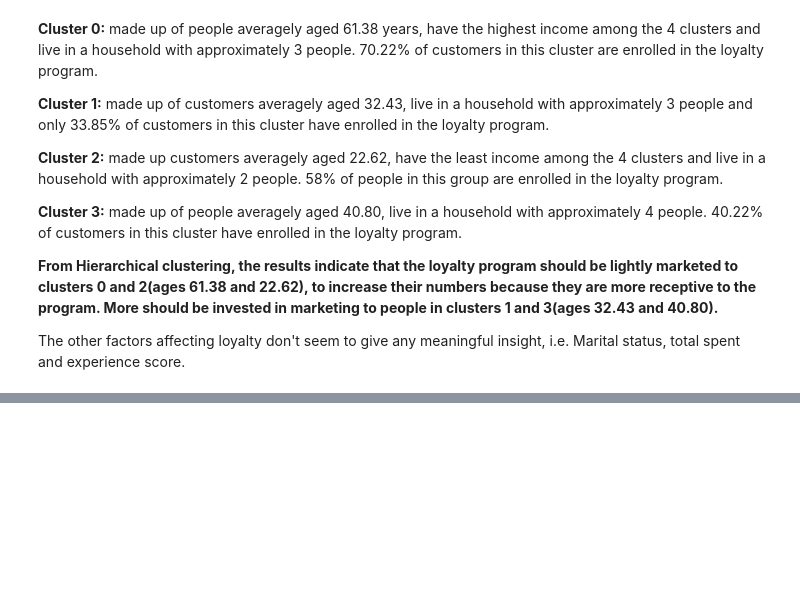
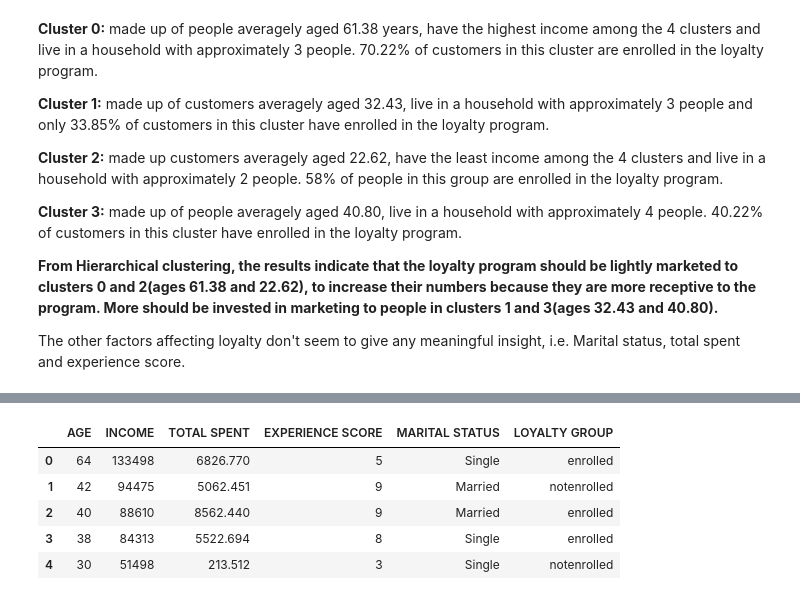
Before and after one commit to CikuKariuki/Retailer-X, a Jupyter notebook: analysis/Retailer X.ipynb, the cells around one changed output, grey strips where cells are left out. Cells and saved outputs as stored; diff of their text form; code cells hidden in the pictures; blank space fills up the shorter version.

```diff
--- a/analysis/Retailer X.ipynb
+++ b/analysis/Retailer X.ipynb
@@ -606,0 +609,11 @@ The other factors affecting loyalty don't seem to give any meaningful insight, i
+# %%
+# Create a dataframe with the most relevant features:
+classification_df = customer_all_view[['AGE', 'INCOME', 'TOTAL SPENT', 'EXPERIENCE SCORE', 'MARITAL STATUS', 'LOYALTY GROUP']]
+classification_df.head()
+# %% [output]
+|  | AGE | INCOME | TOTAL SPENT | EXPERIENCE SCORE | MARITAL STATUS | LOYALTY GROUP |
+| 0 | 64 | 133498 | 6826.770 | 5 | Single | enrolled |
+| 1 | 42 | 94475 | 5062.451 | 9 | Married | notenrolled |
+| 2 | 40 | 88610 | 8562.440 | 9 | Married | enrolled |
+| 3 | 38 | 84313 | 5522.694 | 8 | Single | enrolled |
+| 4 | 30 | 51498 | 213.512 | 3 | Single | notenrolled |
```
Also changed, not shown: parts of 31 cells of this notebook.
